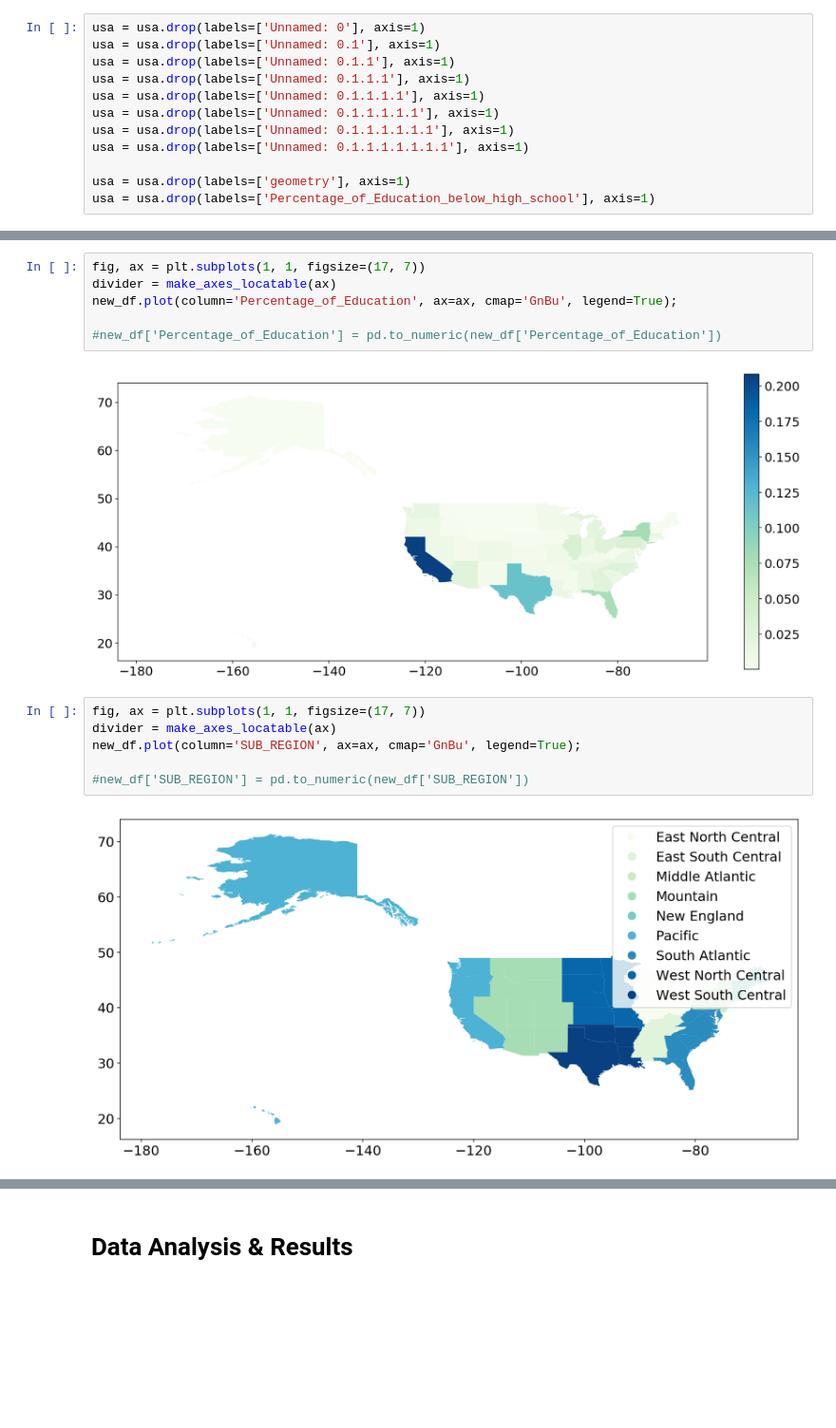
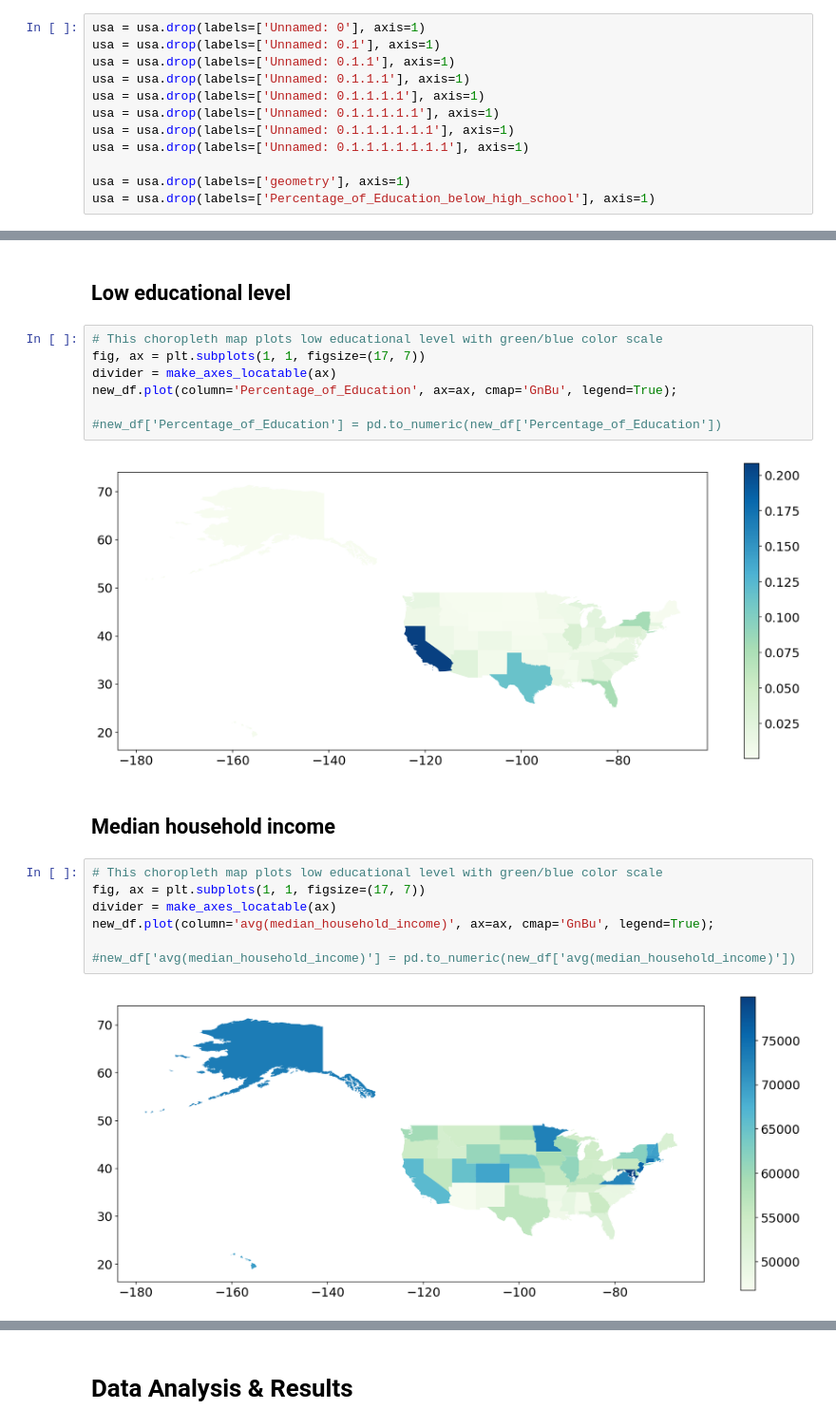
Before and after one commit to jij106/Projects, a Jupyter notebook: FinalProject.ipynb, the cells around one changed output, grey strips where cells are left out. Shown at 95% size. Cells and saved outputs as stored; diff of their text form; blank space fills up the shorter version.

```diff
--- a/FinalProject.ipynb
+++ b/FinalProject.ipynb
@@ -548,7 +572,10 @@ new_df.plot(column='Percentage_of_Population', ax=ax, cmap='GnBu', legend=True);
 #new_df['Percentage_of_Population'] = pd.to_numeric(new_df['Percentage_of_Population'])
 # %% [output]
 [figure]
+# %% [markdown]
+## Low educational level
 # %%
+# This choropleth map plots low educational level with green/blue color scale
 fig, ax = plt.subplots(1, 1, figsize=(17, 7))
 divider = make_axes_locatable(ax)
 new_df.plot(column='Percentage_of_Education', ax=ax, cmap='GnBu', legend=True);
@@ -556,11 +583,14 @@ new_df.plot(column='Percentage_of_Education', ax=ax, cmap='GnBu', legend=True);
 #new_df['Percentage_of_Education'] = pd.to_numeric(new_df['Percentage_of_Education'])
 # %% [output]
 [figure]
+# %% [markdown]
+## Median household income
 # %%
+# This choropleth map plots low educational level with green/blue color scale
 fig, ax = plt.subplots(1, 1, figsize=(17, 7))
 divider = make_axes_locatable(ax)
-new_df.plot(column='SUB_REGION', ax=ax, cmap='GnBu', legend=True);
+new_df.plot(column='avg(median_household_income)', ax=ax, cmap='GnBu', legend=True);
 
-#new_df['SUB_REGION'] = pd.to_numeric(new_df['SUB_REGION'])
+#new_df['avg(median_household_income)'] = pd.to_numeric(new_df['avg(median_household_income)'])
 # %% [output]
-[figure, old version]
+[figure, new version]
```
Also changed, not shown: parts of 38 cells of this notebook.
